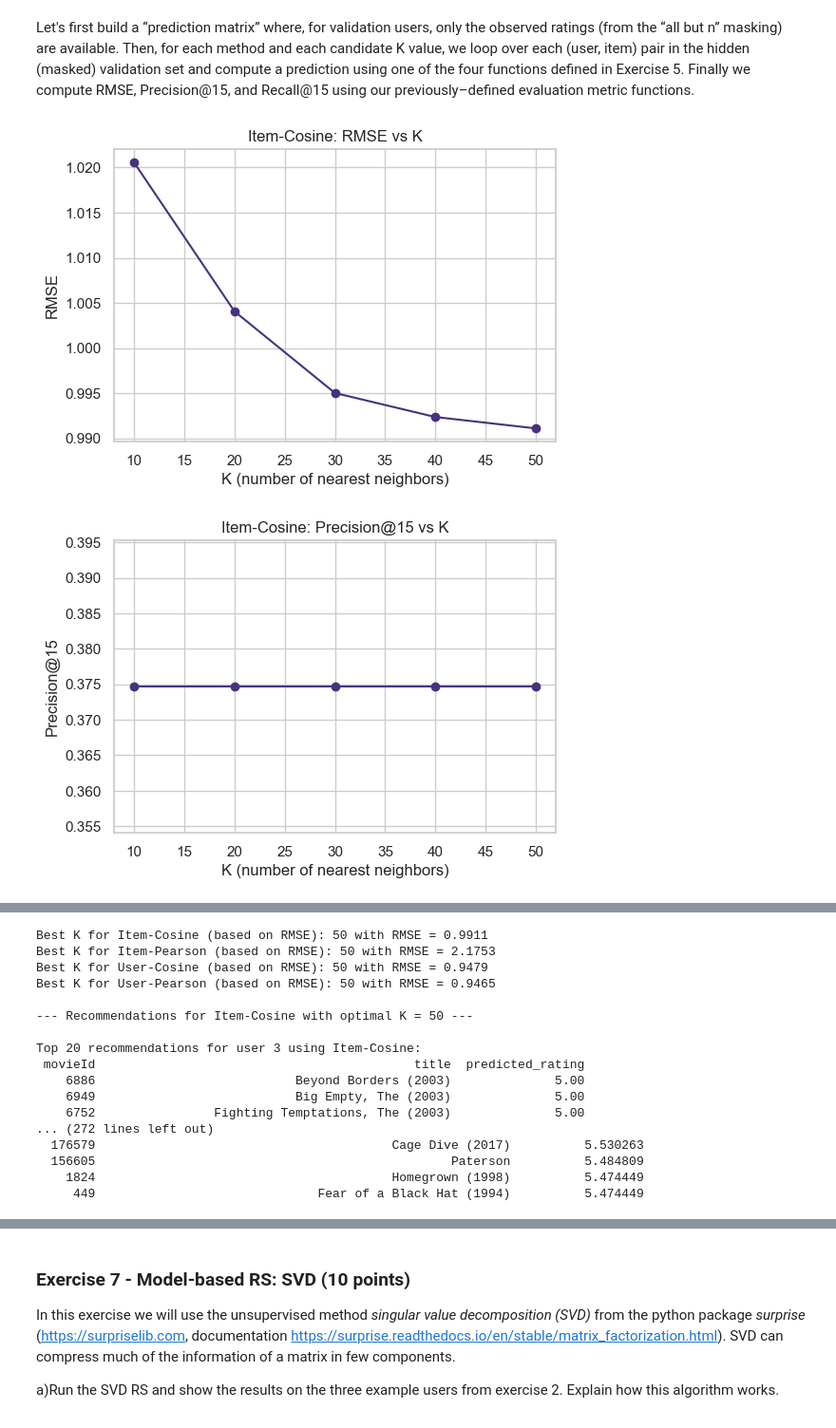
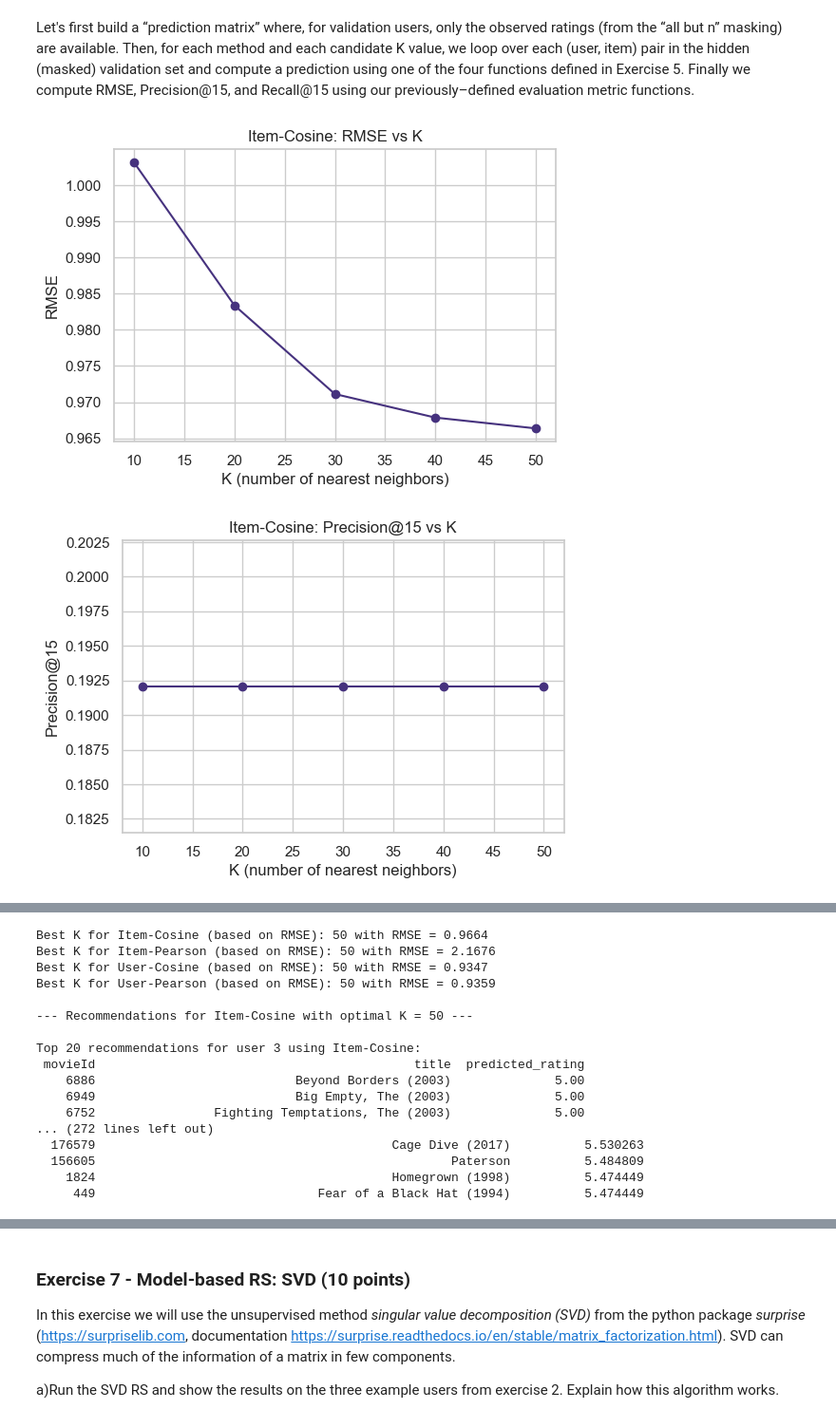
Before and after one commit to Steff72/RSY_MC, a Jupyter notebook: RSY_MiniChallenge_FS25.ipynb, the cells around one changed output, grey strips where cells are left out. Shown at 95% size. Cells and saved outputs as stored; diff of their text form; code cells hidden in the pictures.

```diff
--- a/RSY_MiniChallenge_FS25.ipynb
+++ b/RSY_MiniChallenge_FS25.ipynb
@@ -912,7 +912,7 @@ def baseline_predict(row, mu, b_u, b_i):
 # Create cross-validation splits (5 folds)
 cv_splits = create_cv_splits(dev_set, n_splits=5, random_state=42)
 
-def evaluate_fold(train_set, val_set, n_hidden=10, beta_u=20, beta_i=20):
+def evaluate_fold(train_set, val_set, n_hidden=5, beta_u=20, beta_i=20):
     """
     For one CV fold: mask the validation set, compute baseline biases on train_set,
     and generate predictions for the hidden validation set.
@@ -933,7 +933,7 @@ def evaluate_fold(train_set, val_set, n_hidden=10, beta_u=20, beta_i=20):
 # Loop over all folds and compute evaluation metrics for baseline RS.
 fold_metrics = []
 for i, (train_set, val_set) in enumerate(cv_splits, start=1):
-    eval_df = evaluate_fold(train_set, val_set, n_hidden=10, beta_u=20, beta_i=20)
+    eval_df = evaluate_fold(train_set, val_set, n_hidden=5, beta_u=20, beta_i=20)
     rmse_fold = calculate_rmse(eval_df)
     mae_fold = calculate_mae(eval_df)
     prec_fold = precision_at_n(eval_df, n=15, threshold=4.0)
@@ -1005,7 +1005,7 @@ for beta_u_val in beta_range:
         fold_recs = []
         # Loop over all CV folds for these beta values:
         for train_set, val_set in cv_splits:
-            eval_df = evaluate_fold(train_set, val_set, n_hidden=10, beta_u=beta_u_val, beta_i=beta_i_val)
+            eval_df = evaluate_fold(train_set, val_set, n_hidden=5, beta_u=beta_u_val, beta_i=beta_i_val)
             fold_rmses.append(calculate_rmse(eval_df))
             fold_maes.append(calculate_mae(eval_df))
             fold_precs.append(precision_at_n(eval_df, n=15, threshold=4.0))
@@ -1362,7 +1362,7 @@ cf_results = {
     "User-Pearson": {"K": [], "RMSE": [], "Precision@15": [], "Recall@15": []},
 }
 
-def evaluate_cf_fold(train_set, val_set, method, sim_func, K, n_hidden=10):
+def evaluate_cf_fold(train_set, val_set, method, sim_func, K, n_hidden=5):
     # Build a prediction matrix for the current fold
     # For each validation user, take only the observed ratings.
     observed_val, hidden_val = mask_validation_set(val_set, n=n_hidden, random_state=42)
@@ -1406,7 +1406,7 @@ for K in K_range:
             sim_func = pearson_similarity_pair
 
         for train_set, val_set in cv_splits:
-            eval_df = evaluate_cf_fold(train_set, val_set, method=cf_method, sim_func=sim_func, K=K, n_hidden=10)
+            eval_df = evaluate_cf_fold(train_set, val_set, method=cf_method, sim_func=sim_func, K=K, n_hidden=5)
             fold_rmses.append(calculate_rmse(eval_df))
             fold_precs.append(precision_at_n(eval_df, n=15, threshold=4.0))
             fold_recs.append(recall_at_n(eval_df, n=15, threshold=4.0))
@@ -1431,32 +1431,32 @@ best_K = {}
 for method_key, res in cf_results.items():
     rmse_arr = np.array(res["RMSE"])
     Ks = np.array(res["K"])
     best_idx = np.argmin(rmse_arr)
     best_K[method_key] = Ks[best_idx]
     print(f"Best K for {method_key} (based on RMSE): {Ks[best_idx]} with RMSE = {rmse_arr[best_idx]:.4f}")
 
 # Display Top 20 Recommendations for Example Users with the Best K values
 def display_recommendations(user_id, rec_df, method_name):
     rec_df = rec_df.merge(movies[['movieId', 'title']], on='movieId', how='left')
     print(f"\nTop 20 recommendations for user {user_id} using {method_name}:")
     print(rec_df[['movieId', 'title', 'predicted_rating']].to_string(index=False))
 
 # For each CF method and for example users 3,5,7, generate recommendations using the entire user_item_matrix.
 for method_key, bestK in best_K.items():
     print(f"\n--- Recommendations for {method_key} with optimal K = {bestK} ---")
     if "Item" in method_key:
         cf_method = "item"
     else:
         cf_method = "user"
     sim_func = cosine_similarity_pair if "Cosine" in method_key else pearson_similarity_pair
     # Use a prediction matrix built from the overall ratings for validation users if needed.
     # For simplicity, here we use the previously built user_item_matrix.
     for uid in [3, 5, 7]:
         if cf_method == "item":
             recs_df = recommend_item_based(uid, user_item_matrix, sim_func, K=bestK, top_n=20)
         else:
             recs_df = recommend_user_based(uid, user_item_matrix, sim_func, K=bestK, top_n=20)
         display_recommendations(uid, recs_df, method_key)
 # %% [output]
-[figure, old version]
+[figure, new version]
-[figure, old version]
+[figure, new version]
@@ -1473,7 +1473,7 @@ for method_key, bestK in best_K.items():
-Best K for Item-Cosine (based on RMSE): 50 with RMSE = 0.9911
-Best K for Item-Pearson (based on RMSE): 50 with RMSE = 2.1753
-Best K for User-Cosine (based on RMSE): 50 with RMSE = 0.9479
-Best K for User-Pearson (based on RMSE): 50 with RMSE = 0.9465
+Best K for Item-Cosine (based on RMSE): 50 with RMSE = 0.9664
+Best K for Item-Pearson (based on RMSE): 50 with RMSE = 2.1676
+Best K for User-Cosine (based on RMSE): 50 with RMSE = 0.9347
+Best K for User-Pearson (based on RMSE): 50 with RMSE = 0.9359
 
 --- Recommendations for Item-Cosine with optimal K = 50 ---
 
```
Also changed, not shown: parts of 13 cells of this notebook, 1 other file.
